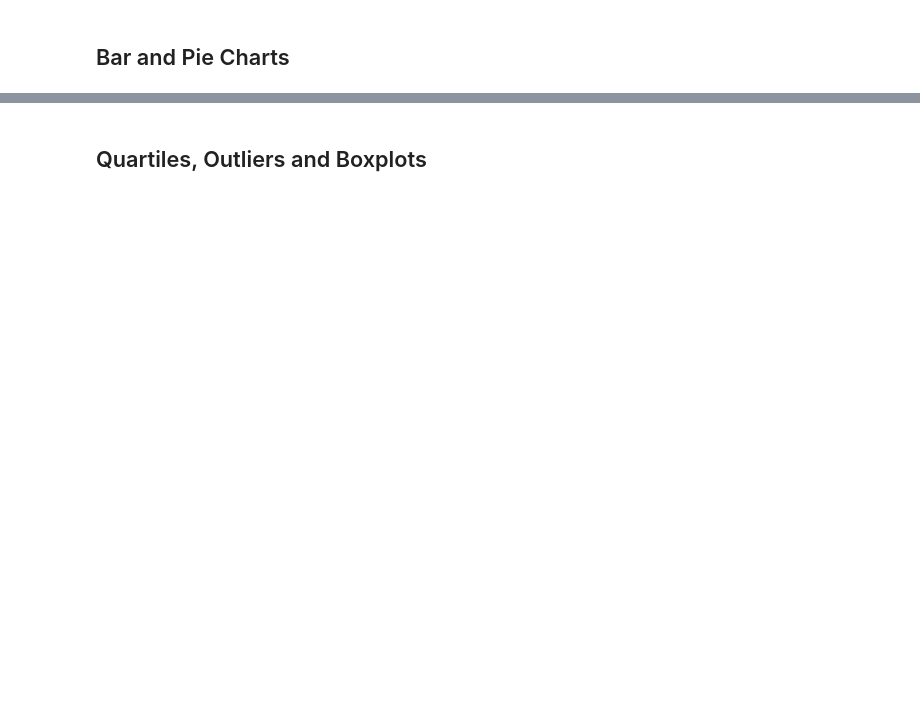
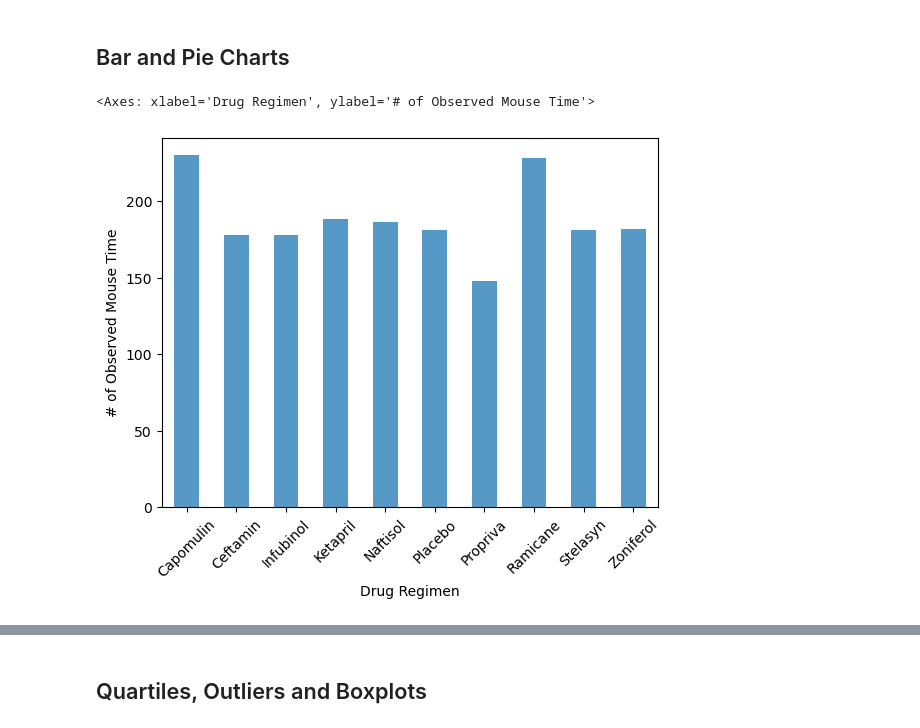
Before and after one commit to gthom73/pymaceuticalsInc, a Jupyter notebook: Starter_Code/Pymaceuticals/pymaceuticals_starter.ipynb, the cells around one changed output, grey strips where cells are left out. Drawn from its saved outputs; the diff is of its cells as text; code cells hidden in the pictures; blank space fills up the shorter version.

```diff
--- a/Starter_Code/Pymaceuticals/pymaceuticals_starter.ipynb
+++ b/Starter_Code/Pymaceuticals/pymaceuticals_starter.ipynb
@@ -150,0 +169,3 @@ ValueError: setting an array element with a sequence. The requested array has an
+# %%
+group_df = pd.DataFrame(group)
+group_df
@@ -152,3 +185,9 @@ ValueError: setting an array element with a sequence. The requested array has an
 ## Bar and Pie Charts
 # %%
 # Generate a bar plot showing the total number of rows (Mouse ID/Timepoints) for each drug regimen using Pandas.
+drugs = group_df[0]
+timepoints = group['Timepoint'].count()
+timepoints.plot(kind="bar", alpha=0.75, rot=45, ylabel="# of Observed Mouse Time")
+# %% [output]
+<Axes: xlabel='Drug Regimen', ylabel='# of Observed Mouse Time'>
+[figure, added]
```
Also changed, not shown: parts of 20 cells of this notebook.
